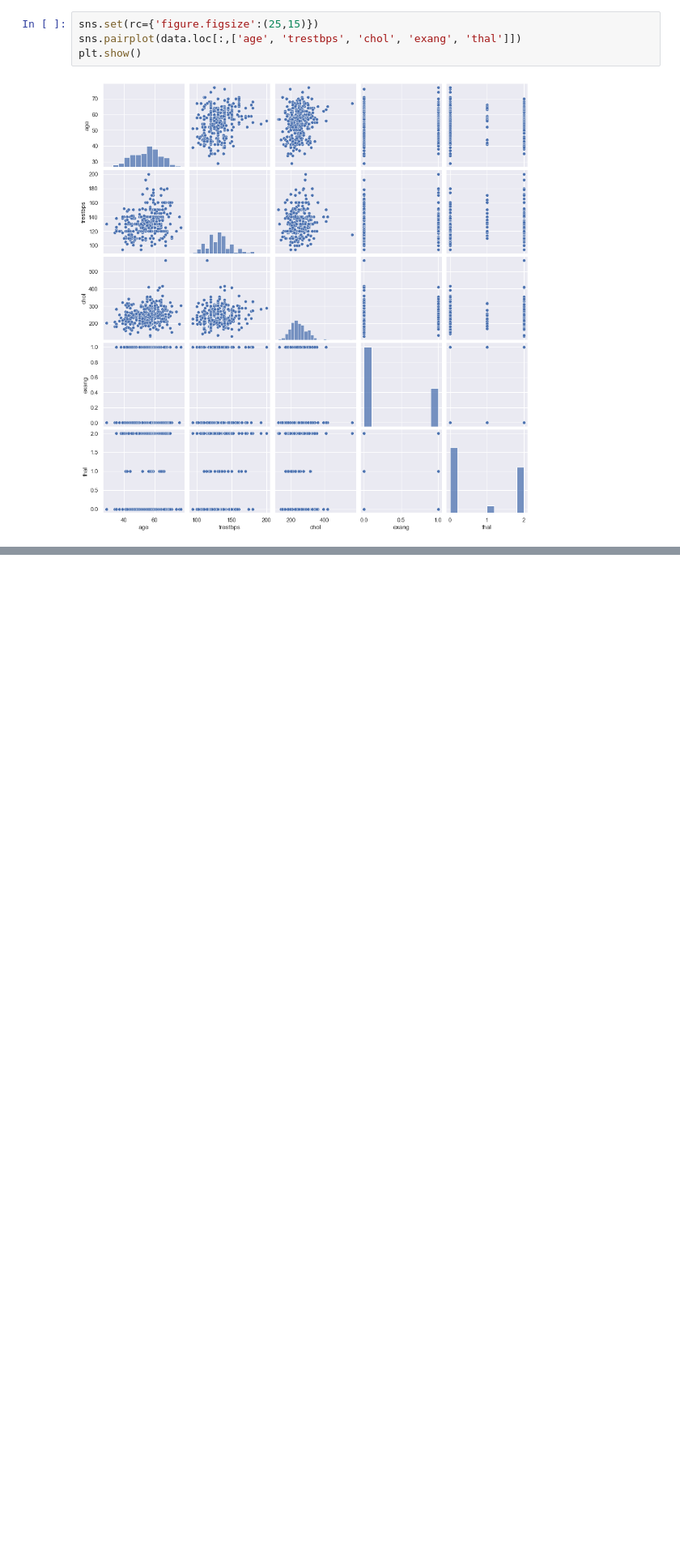
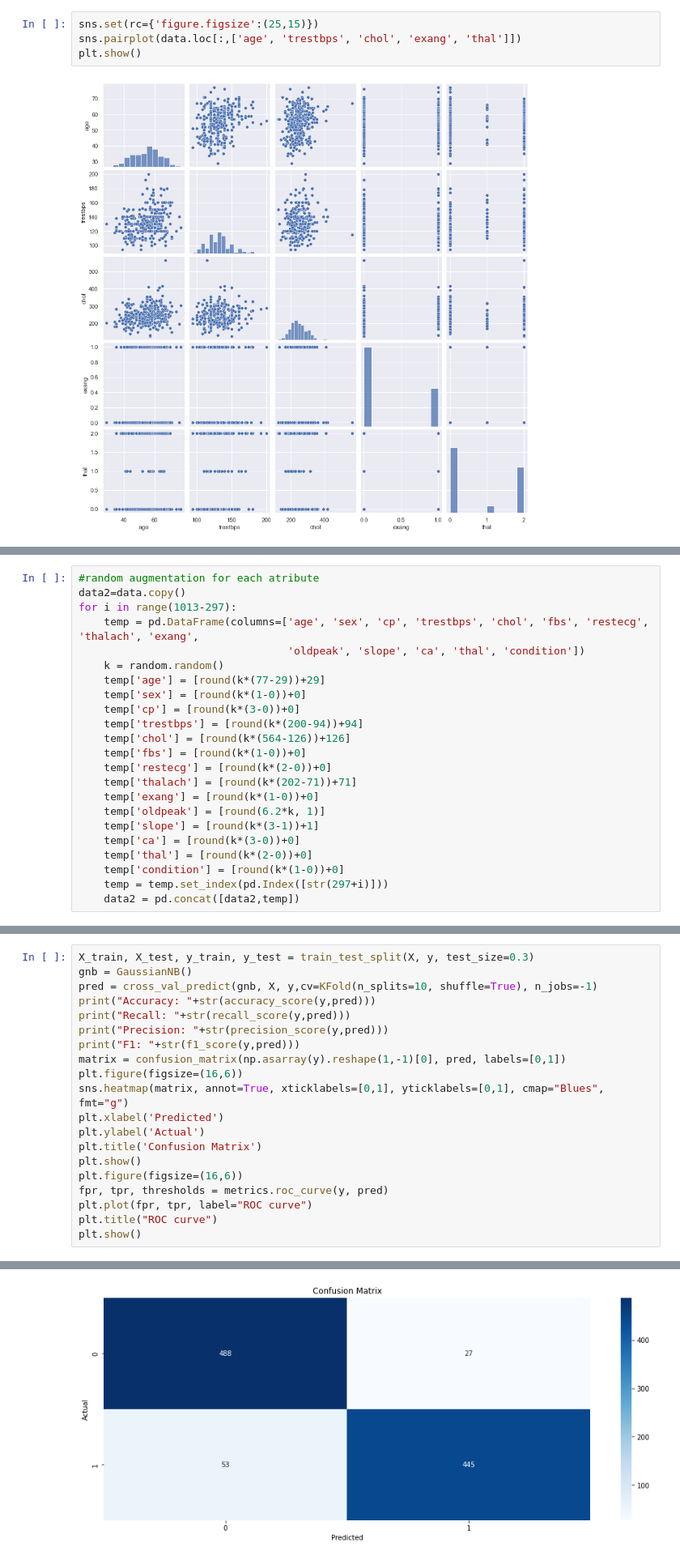
Before and after one commit to ivanhajpek/UZOPprojekt, a Jupyter notebook: UZOP-Report-0036521886.ipynb, the cells around one changed output, grey strips where cells are left out. Shown at 81% size. Cells and saved outputs as stored; diff of their text form; blank space fills up the shorter version.

```diff
--- a/UZOP-Report-0036521886.ipynb
+++ b/UZOP-Report-0036521886.ipynb
@@ -248,0 +293,23 @@ plt.show()
+# %%
+#random augmentation for each atribute
+data2=data.copy()
+for i in range(1013-297):
+    temp = pd.DataFrame(columns=['age', 'sex', 'cp', 'trestbps', 'chol', 'fbs', 'restecg', 'thalach', 'exang',
+                                 'oldpeak', 'slope', 'ca', 'thal', 'condition'])
+    k = random.random()
+    temp['age'] = [round(k*(77-29))+29]
+    temp['sex'] = [round(k*(1-0))+0]
+    temp['cp'] = [round(k*(3-0))+0]
+    temp['trestbps'] = [round(k*(200-94))+94]
+    temp['chol'] = [round(k*(564-126))+126]
+    temp['fbs'] = [round(k*(1-0))+0]
+    temp['restecg'] = [round(k*(2-0))+0]
+    temp['thalach'] = [round(k*(202-71))+71]
+    temp['exang'] = [round(k*(1-0))+0]
+    temp['oldpeak'] = [round(6.2*k, 1)]
+    temp['slope'] = [round(k*(3-1))+1]
+    temp['ca'] = [round(k*(3-0))+0]
+    temp['thal'] = [round(k*(2-0))+0]
+    temp['condition'] = [round(k*(1-0))+0]
+    temp = temp.set_index(pd.Index([str(297+i)]))
+    data2 = pd.concat([data2,temp])
@@ -248,0 +354,21 @@ plt.show()
+# %%
+X_train, X_test, y_train, y_test = train_test_split(X, y, test_size=0.3)
+gnb = GaussianNB()
+pred = cross_val_predict(gnb, X, y,cv=KFold(n_splits=10, shuffle=True), n_jobs=-1)
+print("Accuracy: "+str(accuracy_score(y,pred)))
+print("Recall: "+str(recall_score(y,pred)))
+print("Precision: "+str(precision_score(y,pred)))
+print("F1: "+str(f1_score(y,pred)))
+matrix = confusion_matrix(np.asarray(y).reshape(1,-1)[0], pred, labels=[0,1])
+plt.figure(figsize=(16,6))
+sns.heatmap(matrix, annot=True, xticklabels=[0,1], yticklabels=[0,1], cmap="Blues", fmt="g")
+plt.xlabel('Predicted')
+plt.ylabel('Actual')
+plt.title('Confusion Matrix')
+plt.show()
+plt.figure(figsize=(16,6))
+fpr, tpr, thresholds = metrics.roc_curve(y, pred)
+plt.plot(fpr, tpr, label="ROC curve")
+plt.title("ROC curve")
+plt.show()
+# %% [output]
@@ -248,0 +379 @@ plt.show()
+[figure, added]
```
Also changed, not shown: parts of 16 cells of this notebook.
